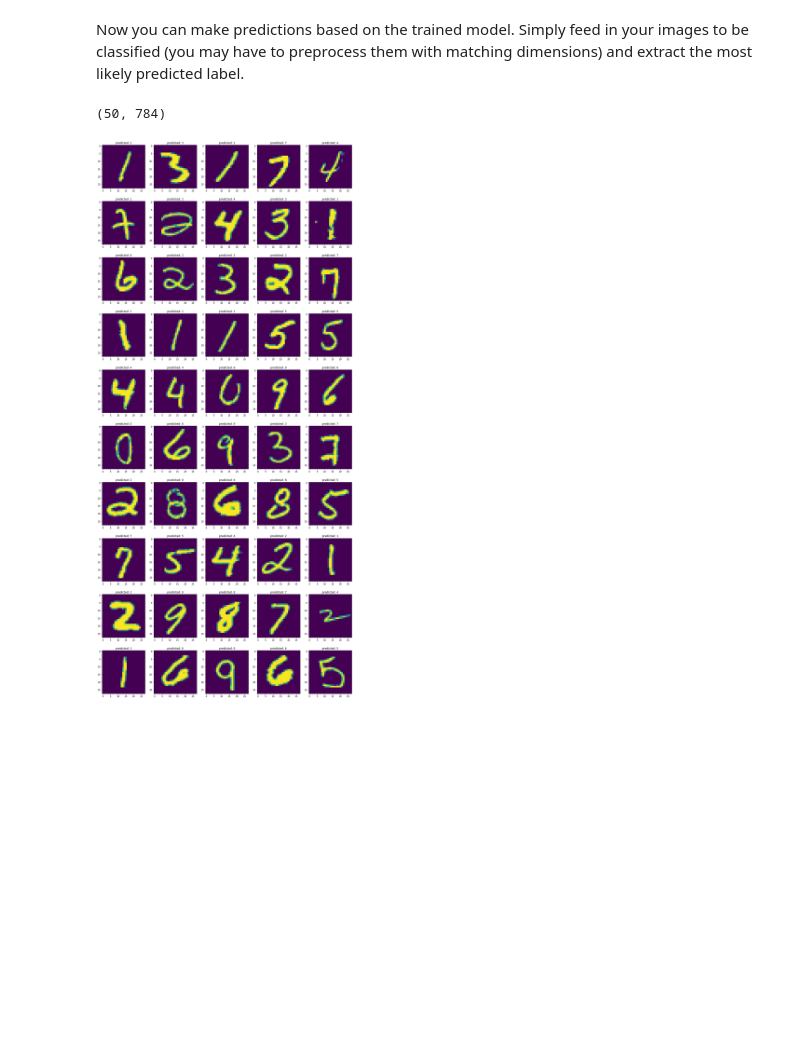
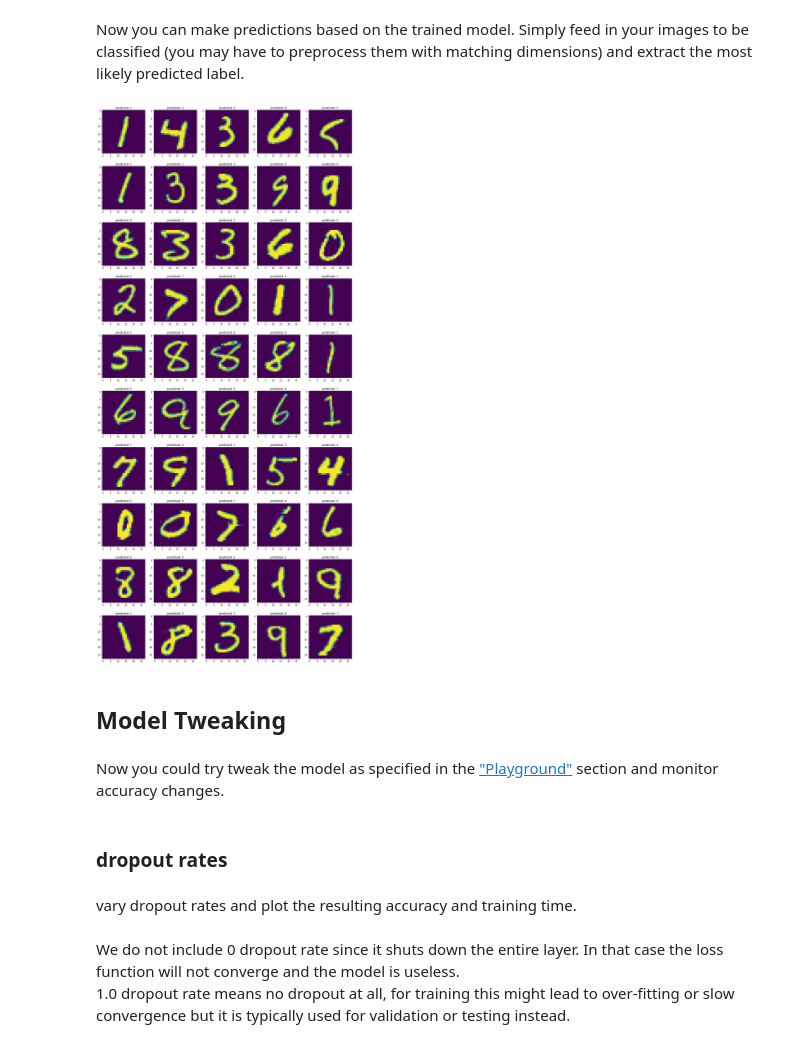
Before and after one commit to Justin-Yuan/Structured-Inference-and-Learning, a Jupyter notebook: assignments/A2/Digit Classification with Deep Neural Network.ipynb, the cells around one changed output. Saved outputs shown, nothing was run; the diff lists cells and outputs as text; code cells hidden in the pictures; blank space fills up the shorter version.

Commit message:
mnist with keras A1

```diff
--- a/assignments/A2/Digit Classification with Deep Neural Network.ipynb
+++ b/assignments/A2/Digit Classification with Deep Neural Network.ipynb
@@ -30,0 +33,11 @@ TensorFlow provides built-in function for you to download the MNIST dataset to y
+# %%
+examples = mnist.train.next_batch(10)
+example_images = np.reshape(examples[0], (10, 28, 28))
+example_labels = examples[1]
+
+plt.figure(figsize=(20, 5))
+for i in range(10):
+    plt.subplot(2, 5, i+1)
+    plt.imshow(example_images[i])
+    plt.title("%d" % np.argmax(example_labels[i]))
+plt.show()
@@ -260,19 +297,27 @@ Now you can make predictions based on the trained model. Simply feed in your ima
 # taking a batch from the training set samples for prediction
 images = batch_train[0]
 # print(images.shape)
-# %% [output]
-(50, 784)
 # %%
+# define the prediction operation by getting indices of the maximum scores
+pred = tf.argmax(y_pred, 1)
 prediction = sess.run(pred, feed_dict={x: images, keep_prob: 1.0})
 
 # plot the results
 plt.figure(figsize=(20, 50))
 for i in range(prediction.shape[0]):
     plt.subplot(int(prediction.shape[0] / 5) + 1, 5, i+1)
     img = np.reshape(images[i], (28, 28))
     plt.imshow(img)
     plt.title("predicted: %d" % prediction[i])
 
 plt.show()
 # %% [output]
-[figure, old version]
+[figure, new version]
+# %% [markdown]
+## Model Tweaking
+# %% [markdown]
+Now you could try tweak the model as specified in the <a href="#Playground">"Playground"</a> section and monitor accuracy changes.
+# %% [markdown]
+### dropout rates
+# %% [markdown]
+vary dropout rates and plot the resulting accuracy and training time.
@@ -278,0 +330,3 @@ plt.show()
+# %% [markdown]
+We do not include 0 dropout rate since it shuts down the entire layer. In that case the loss function will not converge and the model is useless.
+1.0 dropout rate means no dropout at all, for training this might lead to over-fitting or slow convergence but it is typically used for validation or testing instead.
```
Also changed, not shown: parts of 23 cells of this notebook, 7 other files.
